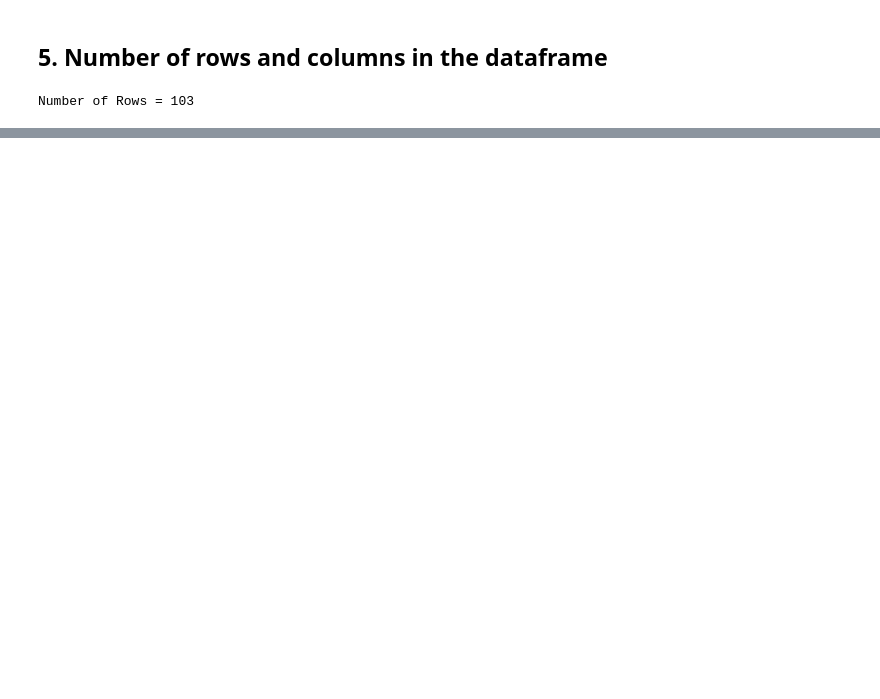
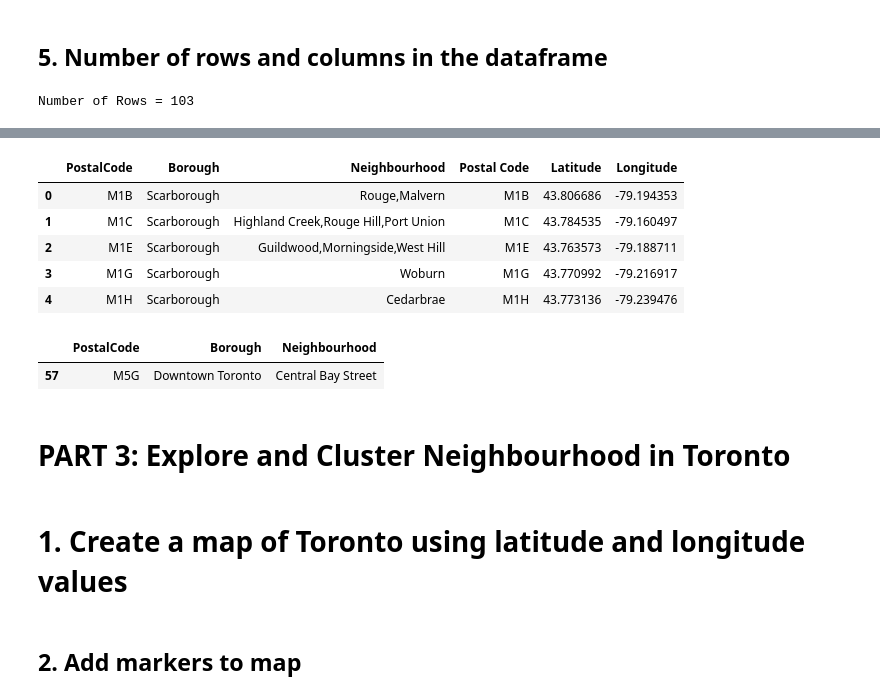
Before and after one commit to sptennak/Coursera_Capstone, a Jupyter notebook: Neighborhood Segmentation and Clustering.ipynb, the cells around one changed output, grey strips where cells are left out. Cells and saved outputs as stored; diff of their text form; code cells hidden in the pictures; blank space fills up the shorter version.

```diff
--- a/Neighborhood Segmentation and Clustering.ipynb
+++ b/Neighborhood Segmentation and Clustering.ipynb
@@ -115,0 +144,3 @@ Number of Rows = 103
+# %%
+gc = pd.read_csv(r'https://cocl.us/Geospatial_data')
+gc.info()
@@ -115,0 +167,3 @@ Number of Rows = 103
+# %%
+postalCodesCoord = postalcodes.merge(gc, left_on='PostalCode', right_on='Postal Code', how='left')
+postalCodesCoord.info()
@@ -115,0 +182,17 @@ Number of Rows = 103
+# %%
+postalCodesCoord.head()
+# %% [output]
+|  | PostalCode | Borough | Neighbourhood | Postal Code | Latitude | Longitude |
+| 0 | M1B | Scarborough | Rouge,Malvern | M1B | 43.806686 | -79.194353 |
+| 1 | M1C | Scarborough | Highland Creek,Rouge Hill,Port Union | M1C | 43.784535 | -79.160497 |
+| 2 | M1E | Scarborough | Guildwood,Morningside,West Hill | M1E | 43.763573 | -79.188711 |
+| 3 | M1G | Scarborough | Woburn | M1G | 43.770992 | -79.216917 |
+| 4 | M1H | Scarborough | Cedarbrae | M1H | 43.773136 | -79.239476 |
+# %%
+postalCode='M5G'
+postalcodes.loc[postalcodes.PostalCode==postalCode]
+# %% [output]
+|  | PostalCode | Borough | Neighbourhood |
+| 57 | M5G | Downtown Toronto | Central Bay Street |
+# %% [markdown]
+# PART 3: Explore and Cluster Neighbourhood in Toronto
@@ -115,0 +202,2 @@ Number of Rows = 103
+# %% [markdown]
+# 1. Create a map of Toronto using latitude and longitude values
@@ -115,0 +211,2 @@ Number of Rows = 103
+# %% [markdown]
+## 2. Add markers to map
```
Also changed, not shown: parts of 23 cells of this notebook.
